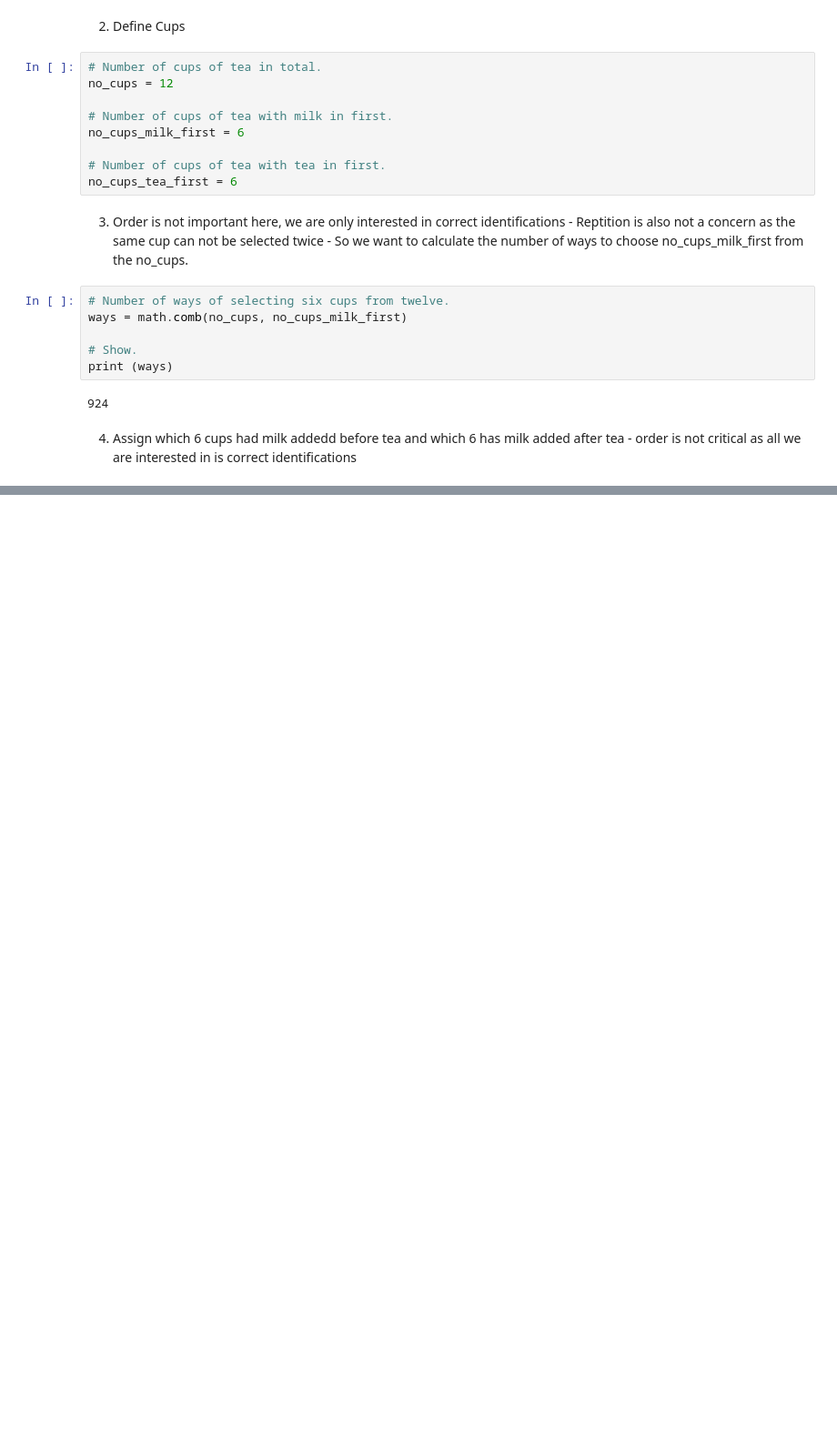
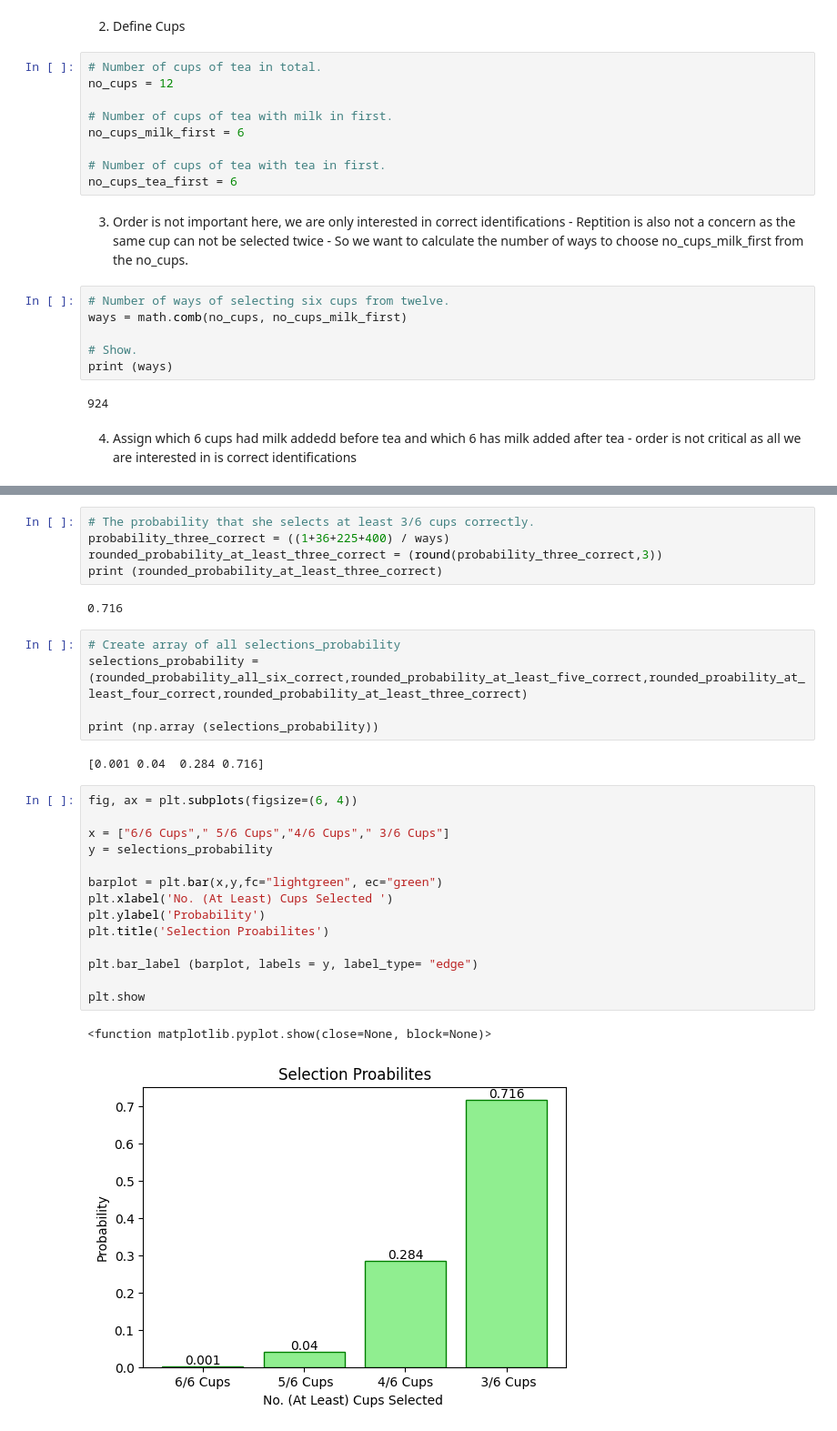
Before and after one commit to PectenMaximus/applied_statistics_ar-, a Jupyter notebook: tasks.ipynb, the cells around one changed output, grey strips where cells are left out. Shown: that part at 91% size. Cells and saved outputs as stored; diff of their text form; blank space fills up the shorter version.

```diff
--- a/tasks.ipynb
+++ b/tasks.ipynb
@@ -89,0 +156,31 @@ combs
+# %%
+# The probability that she selects at least 3/6 cups correctly.
+probability_three_correct = ((1+36+225+400) / ways)
+rounded_probability_at_least_three_correct = (round(probability_three_correct,3))
+print (rounded_probability_at_least_three_correct)
+# %% [output]
+0.716
+# %%
+# Create array of all selections_probability
+selections_probability = (rounded_probability_all_six_correct,rounded_probability_at_least_five_correct,rounded_proability_at_least_four_correct,rounded_probability_at_least_three_correct)
+
+print (np.array (selections_probability))
+# %% [output]
+[0.001 0.04  0.284 0.716]
+# %%
+fig, ax = plt.subplots(figsize=(6, 4))
+
+x = ["6/6 Cups"," 5/6 Cups","4/6 Cups"," 3/6 Cups"]
+y = selections_probability
+
+barplot = plt.bar(x,y,fc="lightgreen", ec="green")
+plt.xlabel('No. (At Least) Cups Selected ')
+plt.ylabel('Probability')
+plt.title('Selection Proabilites')
+
+plt.bar_label (barplot, labels = y, label_type= "edge")
+
+plt.show
+# %% [output]
+<function matplotlib.pyplot.show(close=None, block=None)>
+[figure, added]
```
Also changed, not shown: parts of 13 cells of this notebook.
